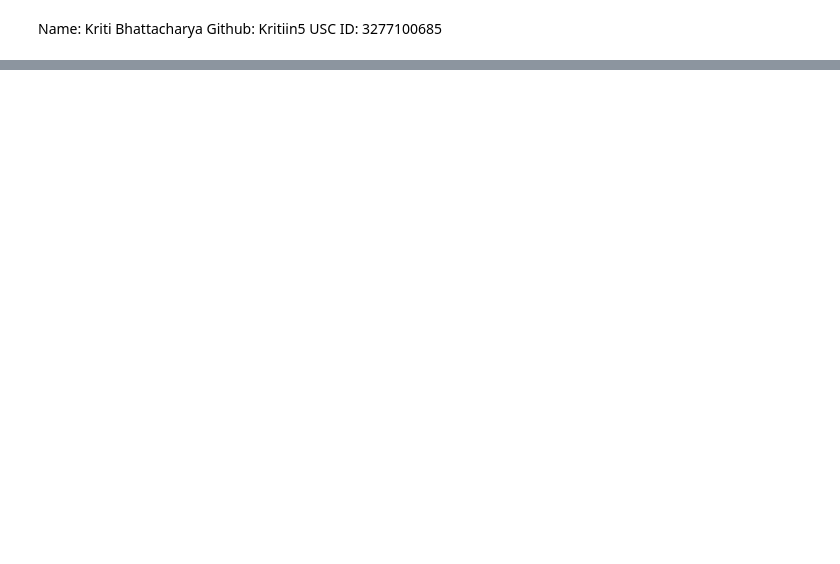
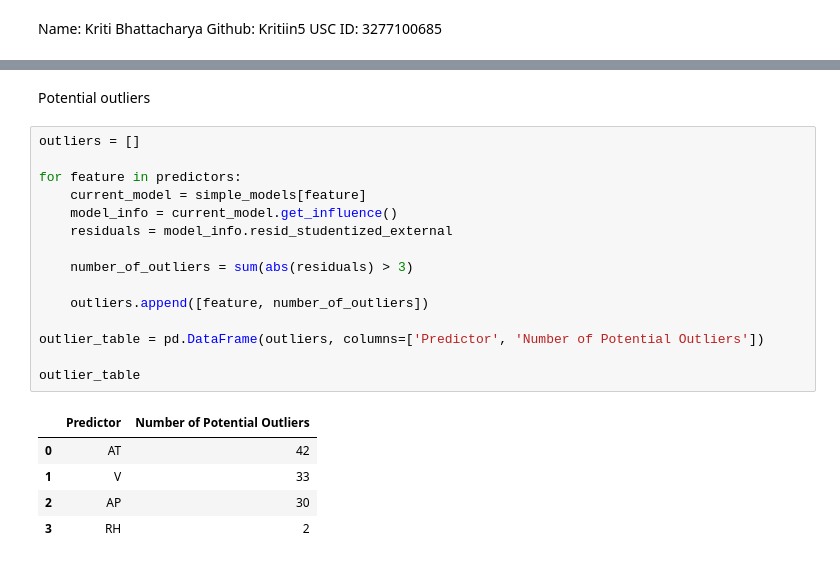
Before and after one commit to Kritiin5/DSCI-552-HW2, a Jupyter notebook: notebook/Bhattacharya_Kriti_HW2.ipynb, the cells around one changed output, grey strips where cells are left out. Drawn from its saved outputs; the diff is of its cells as text; blank space fills up the shorter version.

```diff
--- a/notebook/Bhattacharya_Kriti_HW2.ipynb
+++ b/notebook/Bhattacharya_Kriti_HW2.ipynb
@@ -22,0 +132,23 @@ data.head()
+# %% [markdown]
+Potential outliers
+# %%
+outliers = []
+
+for feature in predictors:
+    current_model = simple_models[feature]
+    model_info = current_model.get_influence()
+    residuals = model_info.resid_studentized_external
+
+    number_of_outliers = sum(abs(residuals) > 3)
+
+    outliers.append([feature, number_of_outliers])
+
+outlier_table = pd.DataFrame(outliers, columns=['Predictor', 'Number of Potential Outliers'])
+
+outlier_table
+# %% [output]
+|  | Predictor | Number of Potential Outliers |
+| 0 | AT | 42 |
+| 1 | V | 33 |
+| 2 | AP | 30 |
+| 3 | RH | 2 |
```
Also changed, not shown: parts of 16 cells of this notebook.
